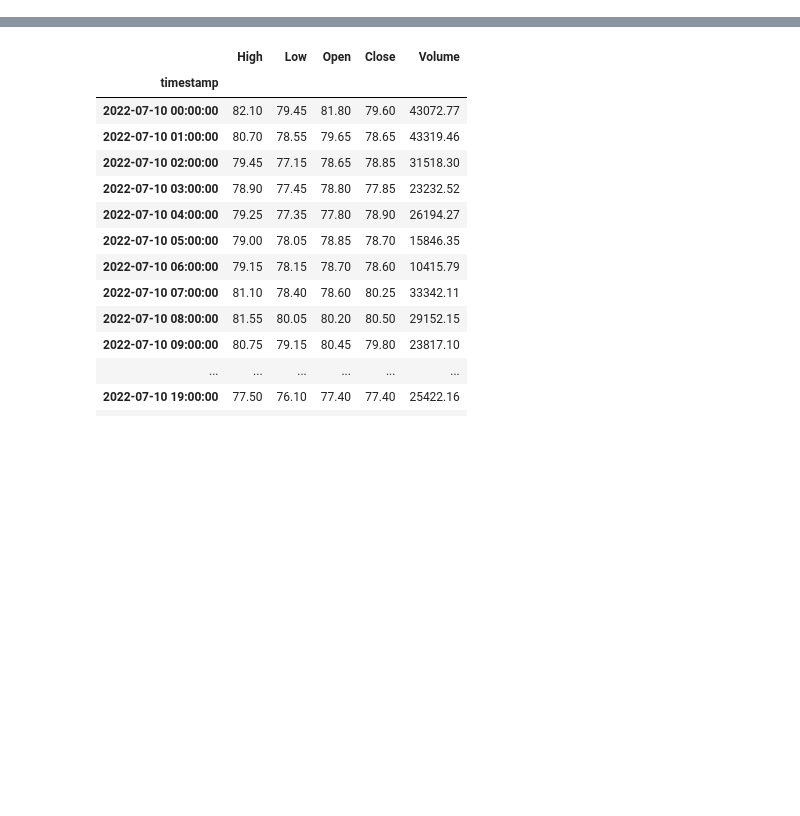
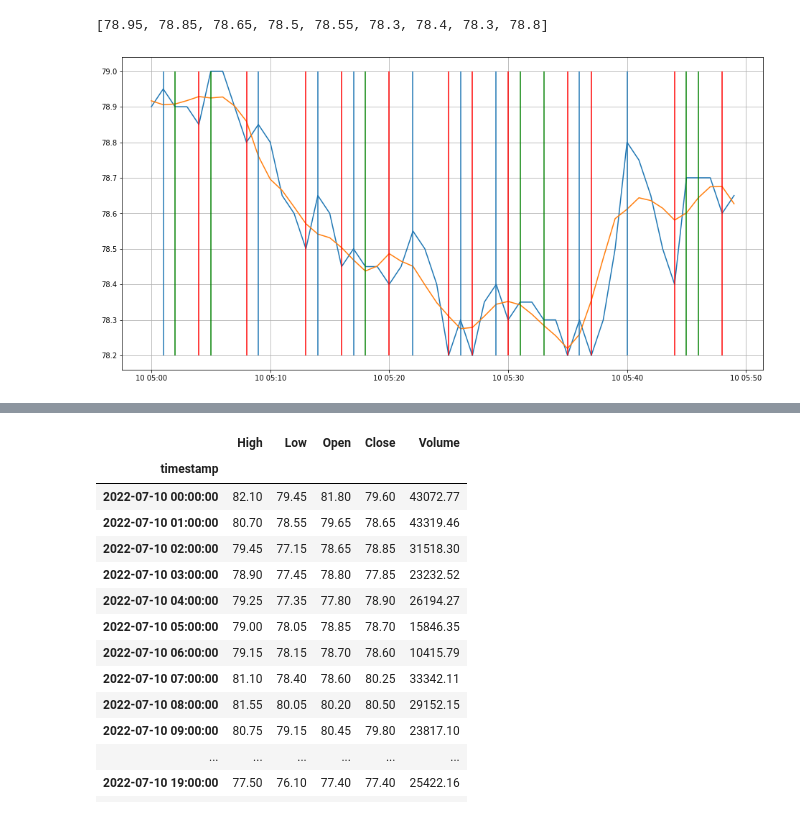
Before and after one commit to oskrivon/levelAnalyser, a Jupyter notebook: graph_display.ipynb, the cells around one changed output, grey strips where cells are left out. Cells and saved outputs as stored; diff of their text form; code cells hidden in the pictures; blank space fills up the shorter version.

```diff
--- a/graph_display.ipynb
+++ b/graph_display.ipynb
@@ -77,5 +58,0 @@ mpf.plot(minutly_price,style='yahoo', type='candle', volume=True)
-# %%
-minutly_price.rename(columns = {'timestamp' : 'Timestamp'}, inplace = True)
-
-minutly_price.head()
-#minutly_price.reset_index()
@@ -98,0 +59,3 @@ fig.show()
+# %%
+rolling = minutly_price.rolling(window=100).mean()
+rolling.tail()
@@ -98,0 +72,47 @@ fig.show()
+# %%
+plt.figure(figsize=(16, 8))
+plt.grid()
+
+new_prices = minutly_price[300:350]
+p = np.array(new_prices['High'])
+t = np.array(new_prices.index)
+p_smoth = savgol_filter(p, 10, 3)
+
+plt.plot(t, p)
+plt.plot(t, p_smoth)
+
+p_rolling = np.array(rolling['High'])
+#plt.plot(t, p_rolling)
+
+dpdt = np.diff(p)/1
+
+#plt.plot(t[1:], dpdt+82)
+
+maxi = []
+val_max = []
+val_min = []
+indexes_max = []
+indexes_min = []
+
+for i in range(1, len(p)-1):
+    if p[i] > p[i-1]:
+        if p[i] > p[i+1]:
+            val_max.append(p[i])
+            indexes_max.append(i)
+
+for i in range(0, len(p)-1):
+    if p[i] < p[i-1]:
+        if p[i] < p[i+1]:
+            val_min.append(p[i])
+            indexes_min.append(i)
+
+a = np.where(dpdt == 0)
+
+plt.vlines(t[indexes_max], p.min(), p.max())
+plt.vlines(t[indexes_min], p.min(), p.max(), color = 'r')
+plt.vlines(t[a[0]], p.min(), p.max(), color = 'g')
+
+print(val_max)
+# %% [output]
+[78.95, 78.85, 78.65, 78.5, 78.55, 78.3, 78.4, 78.3, 78.8]
+[figure, added]
```
Also changed, not shown: parts of 15 cells of this notebook.
